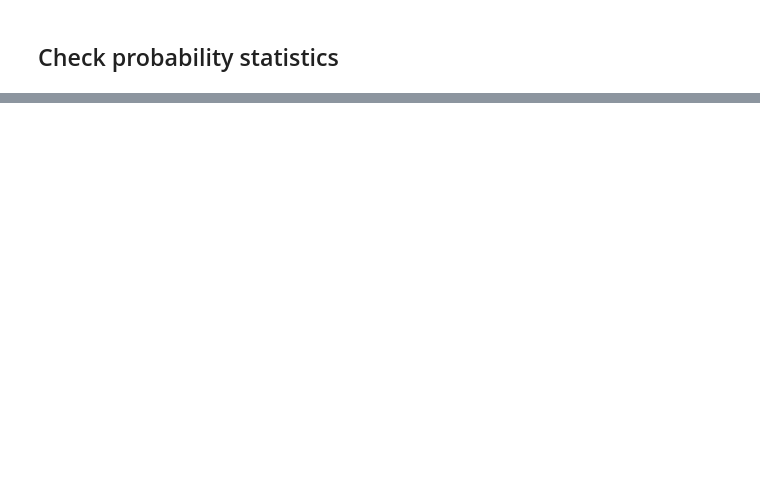
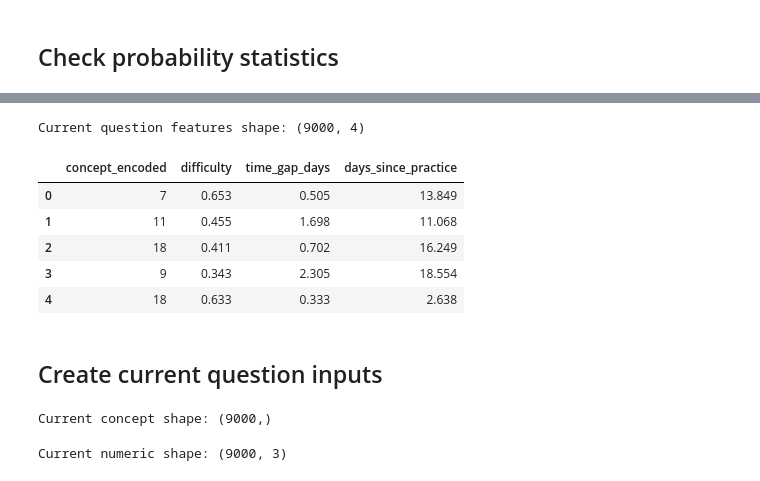
Before and after one commit to AZ07-coder/Student-Learning-Digital-Twin, a Jupyter notebook: 07_model_evaluation.ipynb, the cells around one changed output, grey strips where cells are left out. Saved outputs shown, nothing was run; the diff lists cells and outputs as text; code cells hidden in the pictures; blank space fills up the shorter version.

```diff
--- a/07_model_evaluation.ipynb
+++ b/07_model_evaluation.ipynb
@@ -1322,0 +1380,19 @@ dtype: float64
+# %%
+# Create a lookup table for the current question
+question_lookup = df[
+    [
+        "student_id",
+        "attempt",
+        "concept_encoded",
+        "difficulty",
+        "time_gap_days",
+        "days_since_practice"
+    ]
+].copy()
+
+question_lookup = question_lookup.set_index(
+    ["student_id", "attempt"]
+)
+
+print("Question lookup created!")
+print(question_lookup.head())
@@ -1322,0 +1416,56 @@ dtype: float64
+# %%
+current_features = question_lookup.loc[
+    list(
+        zip(
+            target_students,
+            target_attempts
+        )
+    )
+]
+
+current_features = current_features.reset_index(
+    drop=True
+)
+
+print(
+    "Current question features shape:",
+    current_features.shape
+)
+
+current_features.head()
+# %% [output]
+Current question features shape: (9000, 4)
+|  | concept_encoded | difficulty | time_gap_days | days_since_practice |
+| 0 | 7 | 0.653 | 0.505 | 13.849 |
+| 1 | 11 | 0.455 | 1.698 | 11.068 |
+| 2 | 18 | 0.411 | 0.702 | 16.249 |
+| 3 | 9 | 0.343 | 2.305 | 18.554 |
+| 4 | 18 | 0.633 | 0.333 | 2.638 |
+# %% [markdown]
+## Create current question inputs
+# %%
+X_current_concept = current_features[
+    "concept_encoded"
+].values.astype(np.int32)
+
+print(
+    "Current concept shape:",
+    X_current_concept.shape
+)
+# %% [output]
+Current concept shape: (9000,)
+# %%
+X_current_numeric = current_features[
+    [
+        "difficulty",
+        "time_gap_days",
+        "days_since_practice"
+    ]
+].values.astype(np.float32)
+
+print(
+    "Current numeric shape:",
+    X_current_numeric.shape
+)
+# %% [output]
+Current numeric shape: (9000, 3)
```
Also changed, not shown: parts of 53 cells of this notebook.
